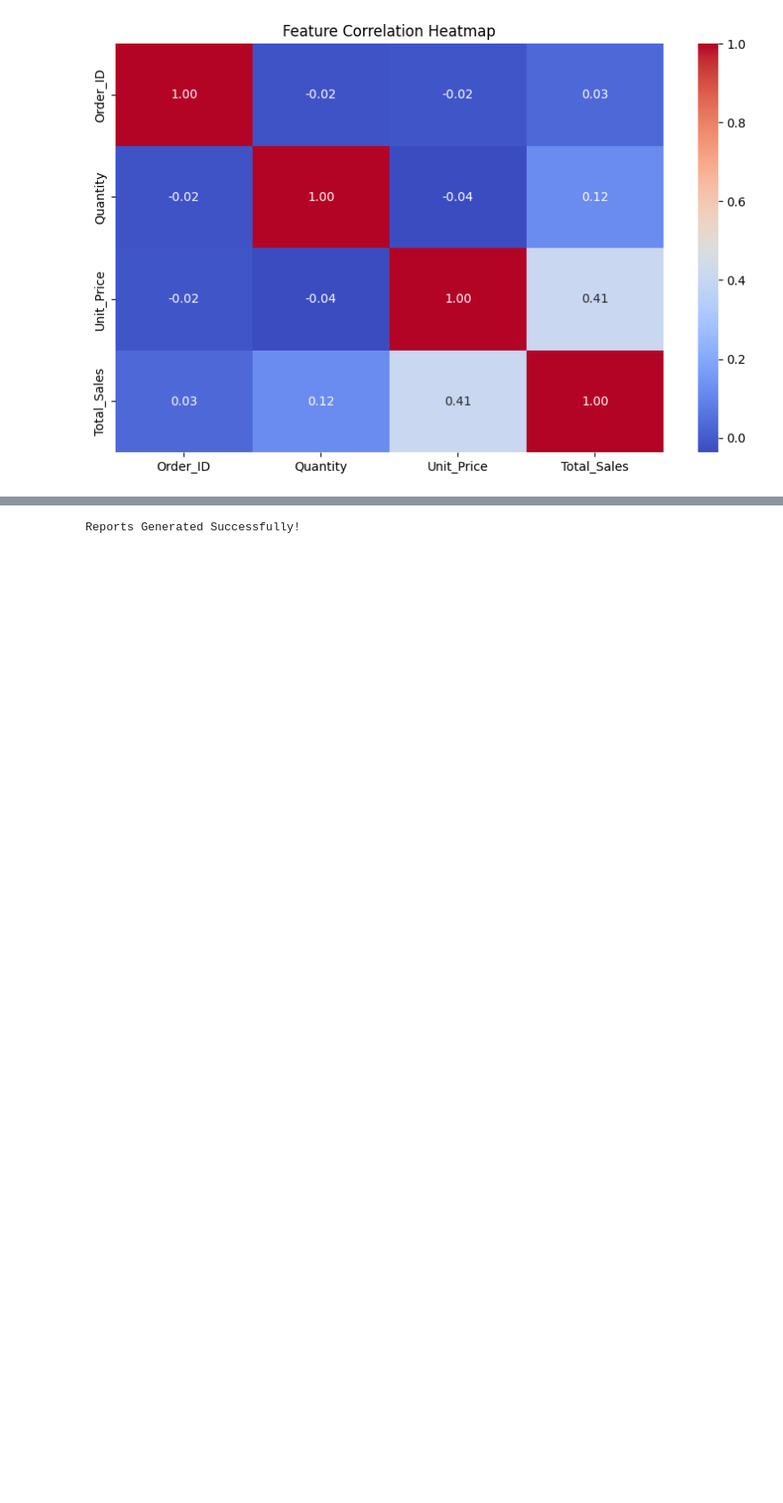
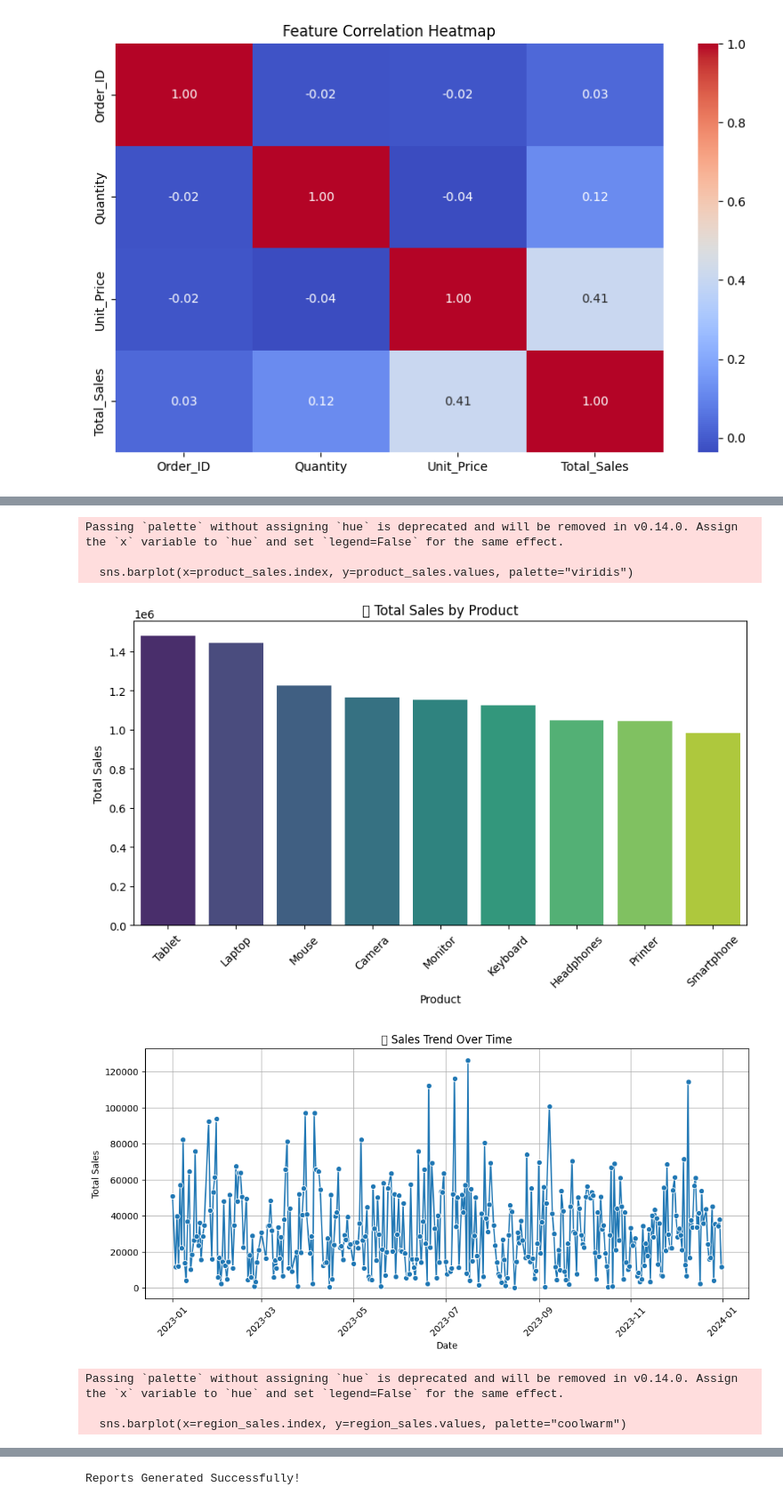
Before and after one commit to vigneshvungarala/sales_Analyzer, a Jupyter notebook: Google Colab Notebook/Sales_Analyzer.ipynb, the cells around one changed output, grey strips where cells are left out. Shown: that part at 89% size. Cells and saved outputs as stored; diff of their text form; code cells hidden in the pictures; blank space fills up the shorter version.

```diff
--- a/Google Colab Notebook/Sales_Analyzer.ipynb
+++ b/Google Colab Notebook/Sales_Analyzer.ipynb
@@ -168,0 +190,48 @@ Name: count, dtype: int64
+# %%
+#import pandas as pd
+#import matplotlib.pyplot as plt
+#import seaborn as sns
+
+# Load sales data
+sales_data = pd.read_csv("large_sales_data.csv")
+
+# Total Sales by Product
+product_sales = sales_data.groupby('Product')['Total_Sales'].sum().sort_values(ascending=False)
+plt.figure(figsize=(10, 5))
+sns.barplot(x=product_sales.index, y=product_sales.values, palette="viridis")
+plt.xticks(rotation=45)
+plt.title("🔹 Total Sales by Product")
+plt.xlabel("Product")
+plt.ylabel("Total Sales")
+plt.show()
+
+# Sales Trend Over Time
+sales_data['Order_Date'] = pd.to_datetime(sales_data['Order_Date'])  # Ensure Order_Date column is in datetime format
+time_series = sales_data.groupby(sales_data['Order_Date'].dt.date)['Total_Sales'].sum()
+plt.figure(figsize=(12, 5))
+sns.lineplot(x=time_series.index, y=time_series.values, marker='o')
+plt.xticks(rotation=45)
+plt.title("🔹 Sales Trend Over Time")
+plt.xlabel("Date")
+plt.ylabel("Total Sales")
+plt.grid(True)
+plt.show()
+
+# Sales by Region
+region_sales = sales_data.groupby('Region')['Total_Sales'].sum().sort_values(ascending=False)
+plt.figure(figsize=(10, 5))
+sns.barplot(x=region_sales.index, y=region_sales.values, palette="coolwarm")
+plt.xticks(rotation=45)
+plt.title("🔹 Total Sales by Region")
+plt.xlabel("Region")
+plt.ylabel("Total Sales")
+plt.show()
+# %% [output]
+Passing `palette` without assigning `hue` is deprecated and will be removed in v0.14.0. Assign the `x` variable to `hue` and set `legend=False` for the same effect.
+
+  sns.barplot(x=product_sales.index, y=product_sales.values, palette="viridis")
+[figure, added]
+[figure, added]
+Passing `palette` without assigning `hue` is deprecated and will be removed in v0.14.0. Assign the `x` variable to `hue` and set `legend=False` for the same effect.
+
+  sns.barplot(x=region_sales.index, y=region_sales.values, palette="coolwarm")
```
Also changed, not shown: parts of 7 cells of this notebook.
